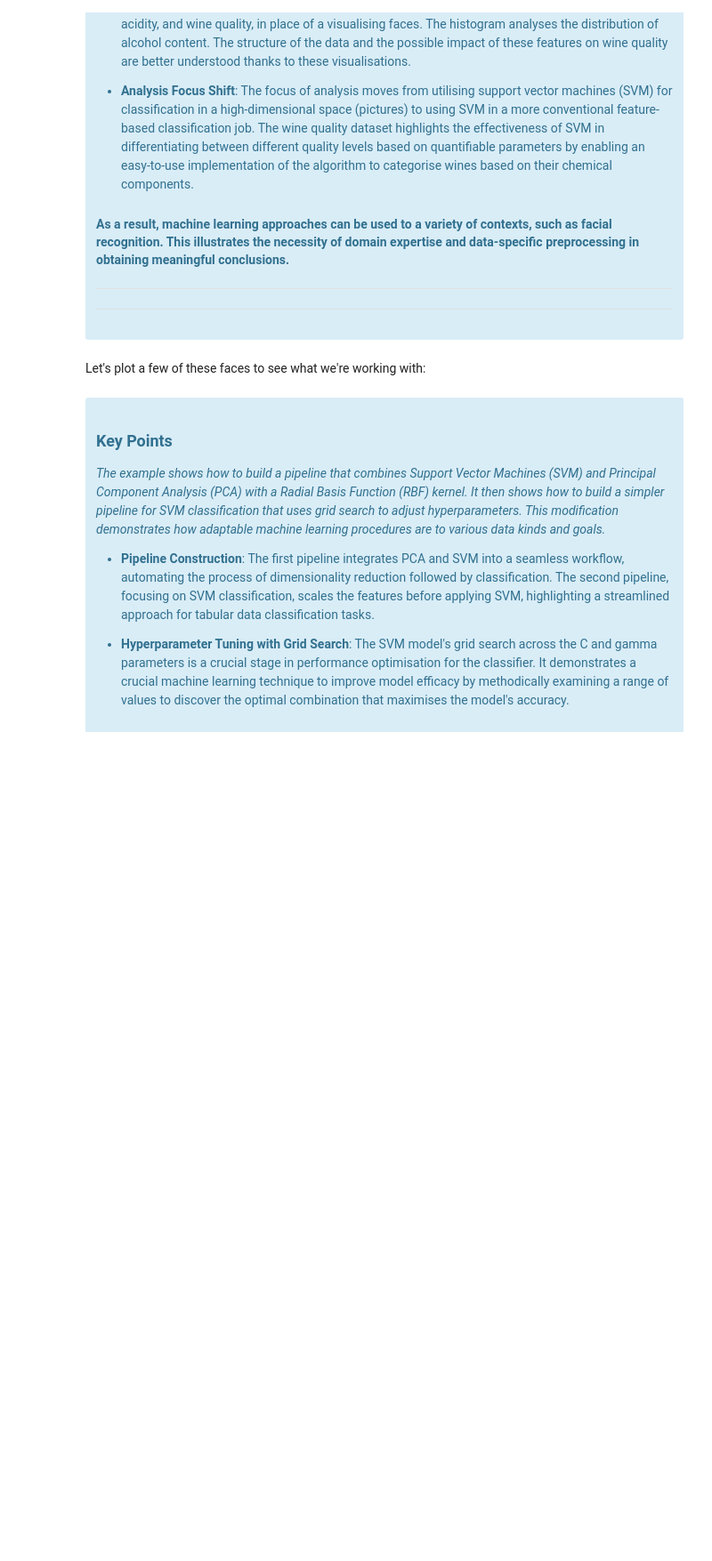
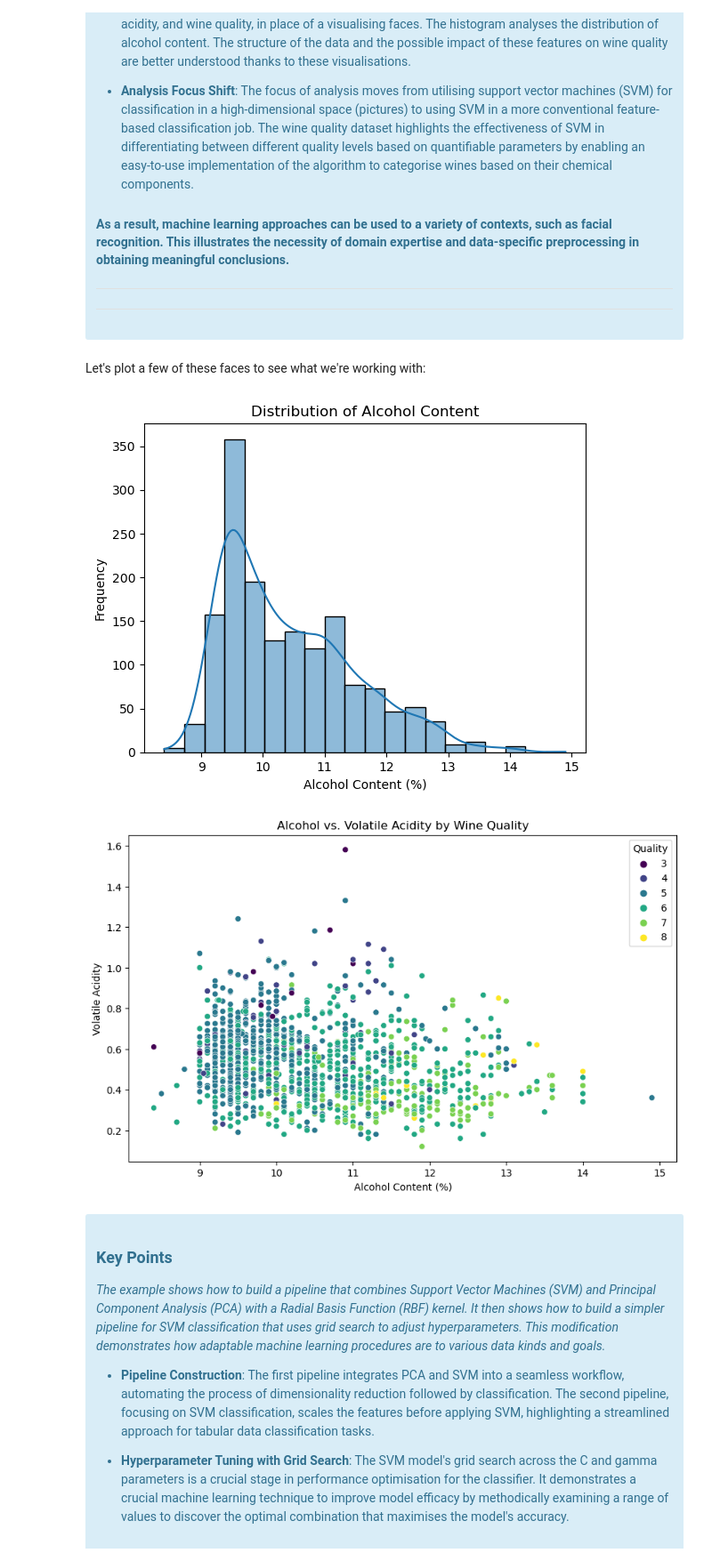
Before and after one commit to SamCull/DataScience, a Jupyter notebook: Notebooks/Support-Vector-Machines.ipynb, the cells around one changed output. Shown at 89% size. Saved outputs shown, nothing was run; the diff lists cells and outputs as text; code cells hidden in the pictures; blank space fills up the shorter version.

```diff
--- a/Notebooks/Support-Vector-Machines.ipynb
+++ b/Notebooks/Support-Vector-Machines.ipynb
@@ -493,22 +541,24 @@ The optimal value of the $C$ parameter will depend on your dataset, and should b
 # %% [markdown]
 Let's plot a few of these faces to see what we're working with:
 # %%
-# Plotting distributions of 'alcohol' content *******************Mention u had to replace face recognition with this
-plt.figure(figsize=(10, 6))
+# Plotting distributions of 'alcohol' content
 sns.histplot(wine_data['alcohol'], kde=True, bins=20)
 plt.title('Distribution of Alcohol Content')
 plt.xlabel('Alcohol Content (%)')
 plt.ylabel('Frequency')
 plt.show()
 
 # Scatter plot of 'alcohol' vs. 'volatile acidity' colored by 'quality'
 plt.figure(figsize=(10, 6))
 sns.scatterplot(x='alcohol', y='volatile acidity', hue='quality', data=wine_data, palette='viridis')
 plt.title('Alcohol vs. Volatile Acidity by Wine Quality')
 plt.xlabel('Alcohol Content (%)')
 plt.ylabel('Volatile Acidity')
 plt.legend(title='Quality')
 plt.show()
+# %% [output]
+[figure, added]
+[figure, added]
 # %% [markdown]
 
 <div class="alert alert-block alert-info">
```
Also changed, not shown: parts of 12 cells of this notebook.
